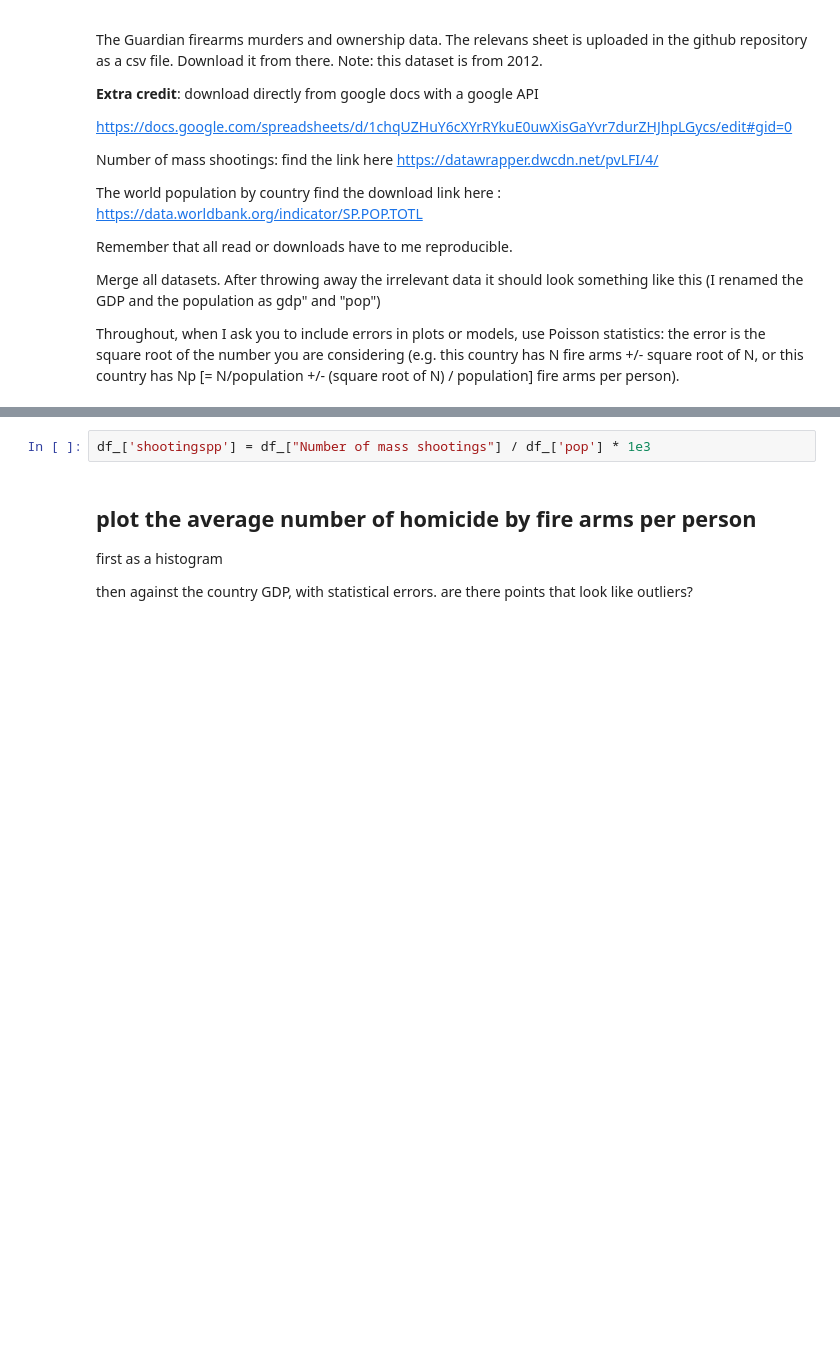
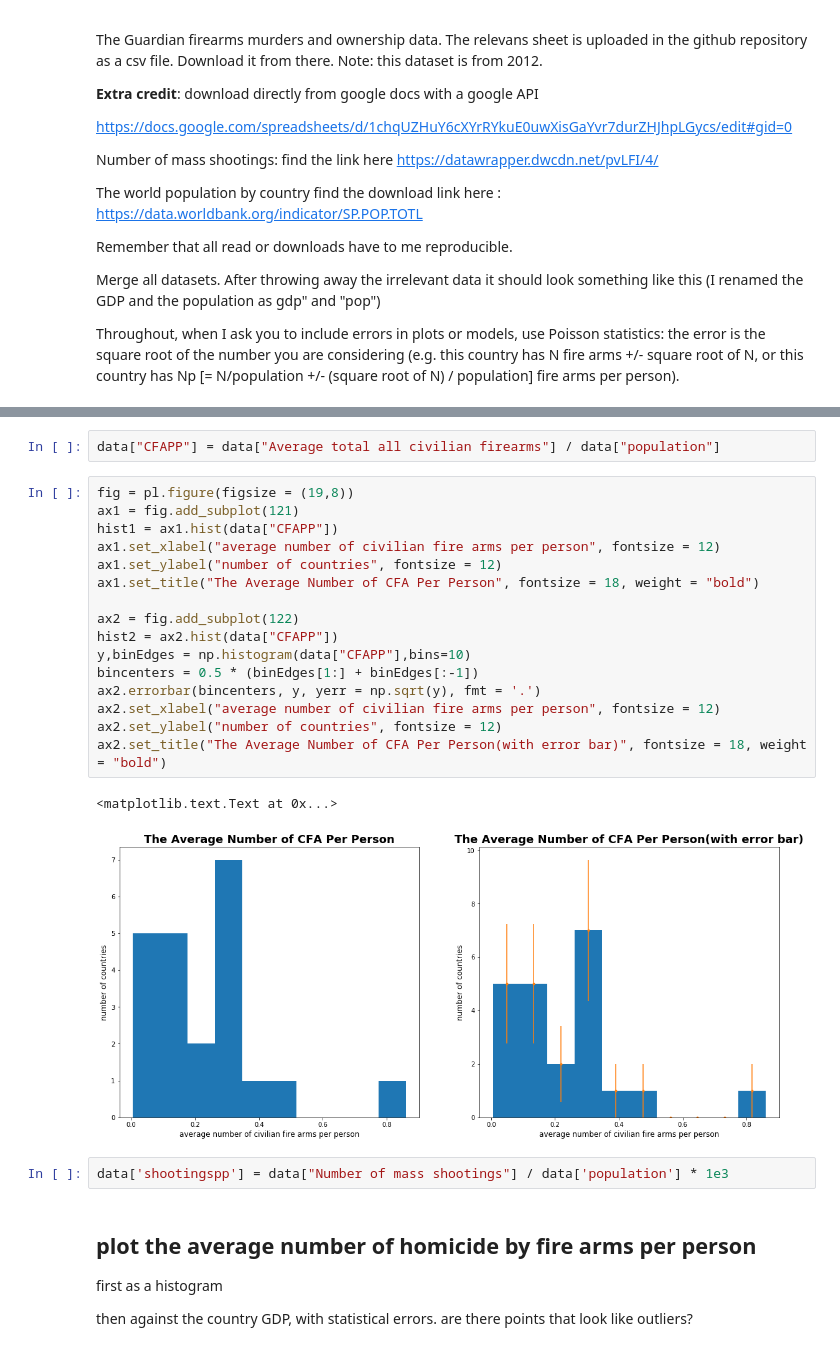
Before and after one commit to yixuantang/PUI2017_yt1369, a Jupyter notebook: HW5_yt1369/Assignment3_yt1369.ipynb, the cells around one changed output, grey strips where cells are left out. Cells and saved outputs as stored; diff of their text form; blank space fills up the shorter version.

```diff
--- a/HW5_yt1369/Assignment3_yt1369.ipynb
+++ b/HW5_yt1369/Assignment3_yt1369.ipynb
@@ -72,5 +172,26 @@ first without errors, then with errors. are there  points that look like outlier
+# %%
+data["CFAPP"] = data["Average total all civilian firearms"] / data["population"]
+# %%
+fig = pl.figure(figsize = (19,8))
+ax1 = fig.add_subplot(121)
+hist1 = ax1.hist(data["CFAPP"])
+ax1.set_xlabel("average number of civilian fire arms per person", fontsize = 12)
+ax1.set_ylabel("number of countries", fontsize = 12)
+ax1.set_title("The Average Number of CFA Per Person", fontsize = 18, weight = "bold")
+
+ax2 = fig.add_subplot(122)
+hist2 = ax2.hist(data["CFAPP"])
+y,binEdges = np.histogram(data["CFAPP"],bins=10)
+bincenters = 0.5 * (binEdges[1:] + binEdges[:-1])
+ax2.errorbar(bincenters, y, yerr = np.sqrt(y), fmt = '.')
+ax2.set_xlabel("average number of civilian fire arms per person", fontsize = 12)
+ax2.set_ylabel("number of countries", fontsize = 12)
+ax2.set_title("The Average Number of CFA Per Person(with error bar)", fontsize = 18, weight = "bold")
+# %% [output]
+<matplotlib.text.Text at 0x...>
+[figure, added]
 # %%
-df_['shootingspp'] = df_["Number of mass shootings"] / df_['pop'] * 1e3
+data['shootingspp'] = data["Number of mass shootings"] / data['population'] * 1e3
 # %% [markdown]
 ## plot the average number of homicide by fire arms per person
 first as a histogram
```
Also changed, not shown: parts of 27 cells of this notebook, 10 other files.
